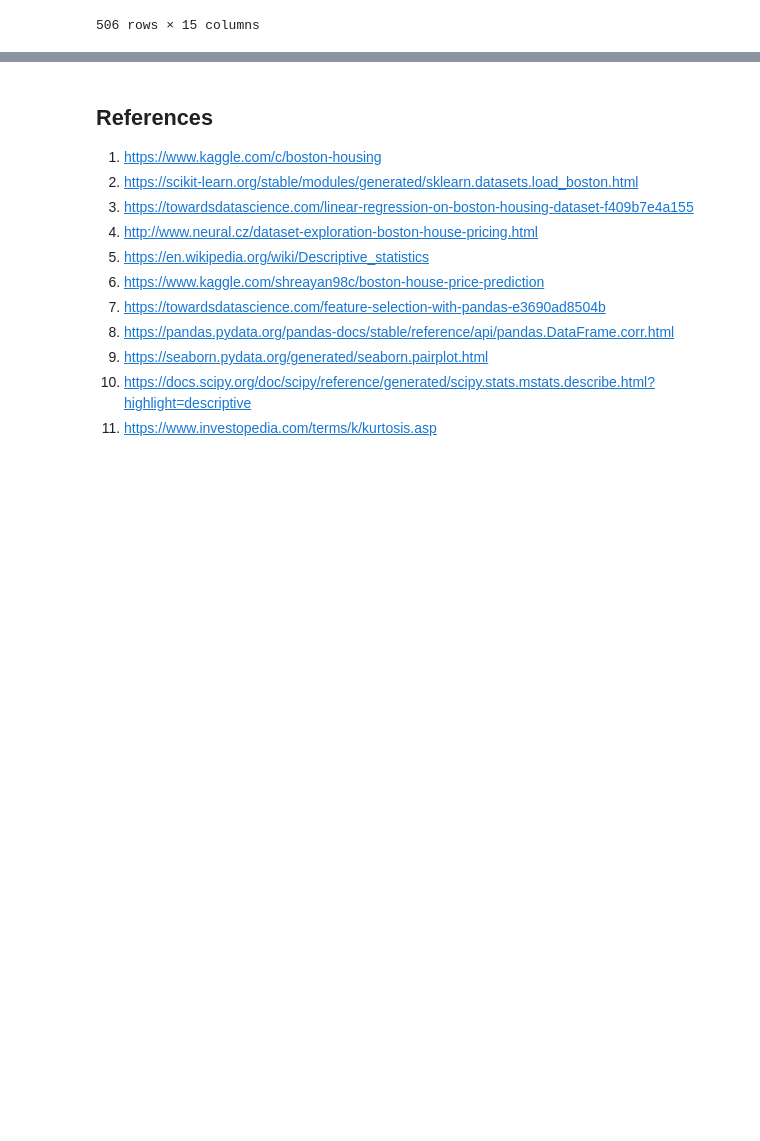
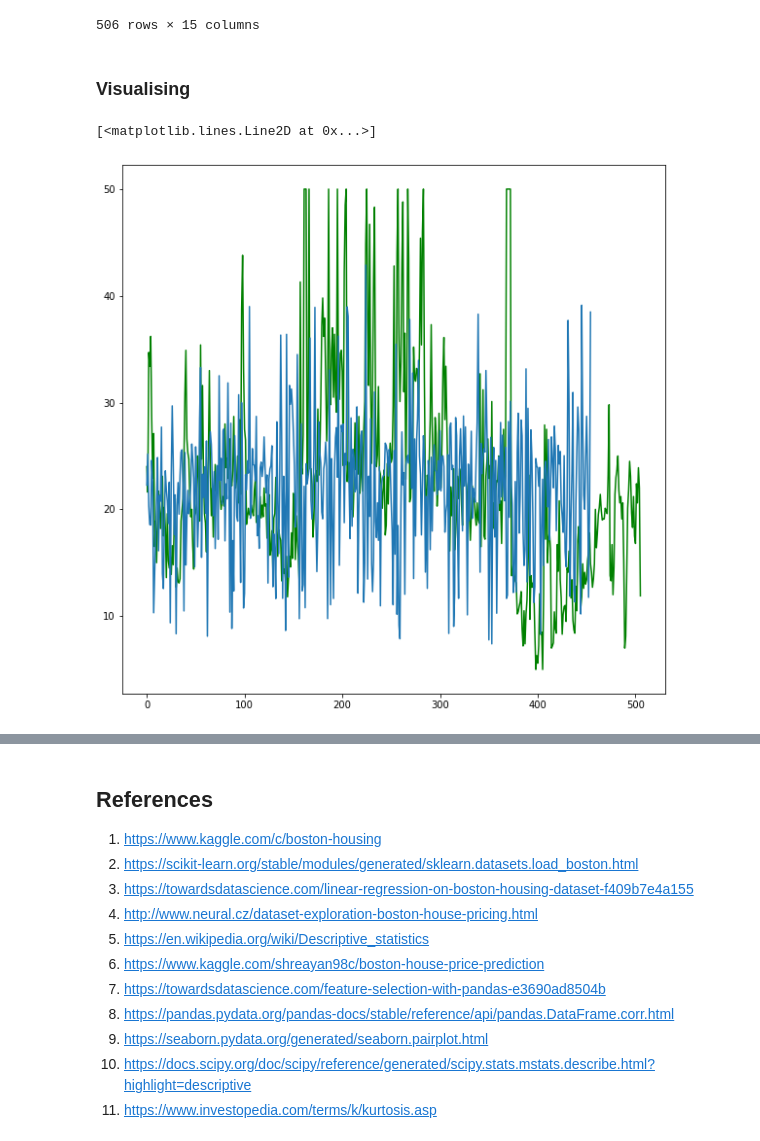
Before and after one commit to AideenByrne/2019MachineLearningProject, a Jupyter notebook: 2019project.ipynb, the cells around one changed output, grey strips where cells are left out. Saved outputs shown, nothing was run; the diff lists cells and outputs as text; code cells hidden in the pictures; blank space fills up the shorter version.

```diff
--- a/2019project.ipynb
+++ b/2019project.ipynb
@@ -382,17 +392,12 @@ Keras converts this data to NumPy arrays for training using the [fit() function]
 # %% [markdown]
 ### Scaling the data and building a model
 # %%
-#https://machinelearningmastery.com/regression-tutorial-keras-deep-learning-library-python/
-#https://keras.io/
-
 #split the dataset into input variables (x) and output variable (y)
 x = df.iloc[:, 0:13] #selects first 13 columns of dataset
-y = pd.DataFrame(df.iloc[:,13]) #selects target variable
-
-
+y = pd.DataFrame(df.iloc[:,13]) #selects target variable and uses DataFrame wrapper to convert it from series to dataframe
 
 #define train and test models and size of test data
-x_train, x_test, y_train, y_test = mod.train_test_split(x, y, test_size=0.3)
+x_train, x_test, y_train, y_test = mod.train_test_split(x, y, test_size=0.1)
 
 #defines scaler function imported from Sci-Kit Learn
 scaler = pre.StandardScaler()
@@ -404,12 +409,13 @@ x_train_scaled = pd.DataFrame(scaler.transform(x_train), columns = x_train.colum
 #create a neural network and configure model for training
 #call Sequential model
 m = kr.models.Sequential()
-#build input layer with 100 layers of neurons, an input dimension size of 13 and an activation function of "relu"
-input_1 = m.add(kr.layers.Dense(units=100, input_dim=(13), activation='relu'))
-input_2 = m.add(kr.layers.Dense(units=100, input_dim=(13,), activation='relu'))
-output = m.add(kr.layers.Dense(units=1, input_dim=(1), activation='linear'))
+#build input layers with 100 layers of neurons, an input dimension size of 13 and an activation function of "relu"
+m.add(kr.layers.Dense(units=100, input_dim=(13), activation='relu'))
+m.add(kr.layers.Dense(units=100, input_dim=(13), activation='relu'))
+#build output layer with dimension size of 1 and an activation function of 'linear'
+m.add(kr.layers.Dense(units=1, input_dim=(1), activation='linear'))
 #compile the network with a loss function of MSE and an optimizer of adam
-m.compile(loss="mean_squared_error", optimizer="adam")
+m.compile(loss="mean_squared_error", optimizer="adam", metrics=['accuracy'])
 
 #train the model with scaled data
 m.fit(x_train_scaled, y_train, epochs=150, batch_size=10)
@@ -537,3 +554,12 @@ results
 | 504 | 0.10959 | 0.0 | 11.93 | 0.0 | 0.573 | 6.794 | 89.3 | 2.3889 | 1.0 | 273.0 | 21.0 | ... |
 | 505 | 0.04741 | 0.0 | 11.93 | 0.0 | 0.573 | 6.030 | 80.8 | 2.5050 | 1.0 | 273.0 | 21.0 | ... |
 506 rows × 15 columns
+# %% [markdown]
+### Visualising
+# %%
+plt.rcParams['figure.figsize'] = (10, 10)#increases width and length of plot
+plt.plot(y, 'g')#plots original MEDV data in green
+plt.plot(output)#plots predicted output from scaled data
+# %% [output]
+[<matplotlib.lines.Line2D at 0x...>]
+[figure, added]
```
Also changed, not shown: parts of 38 cells of this notebook.
